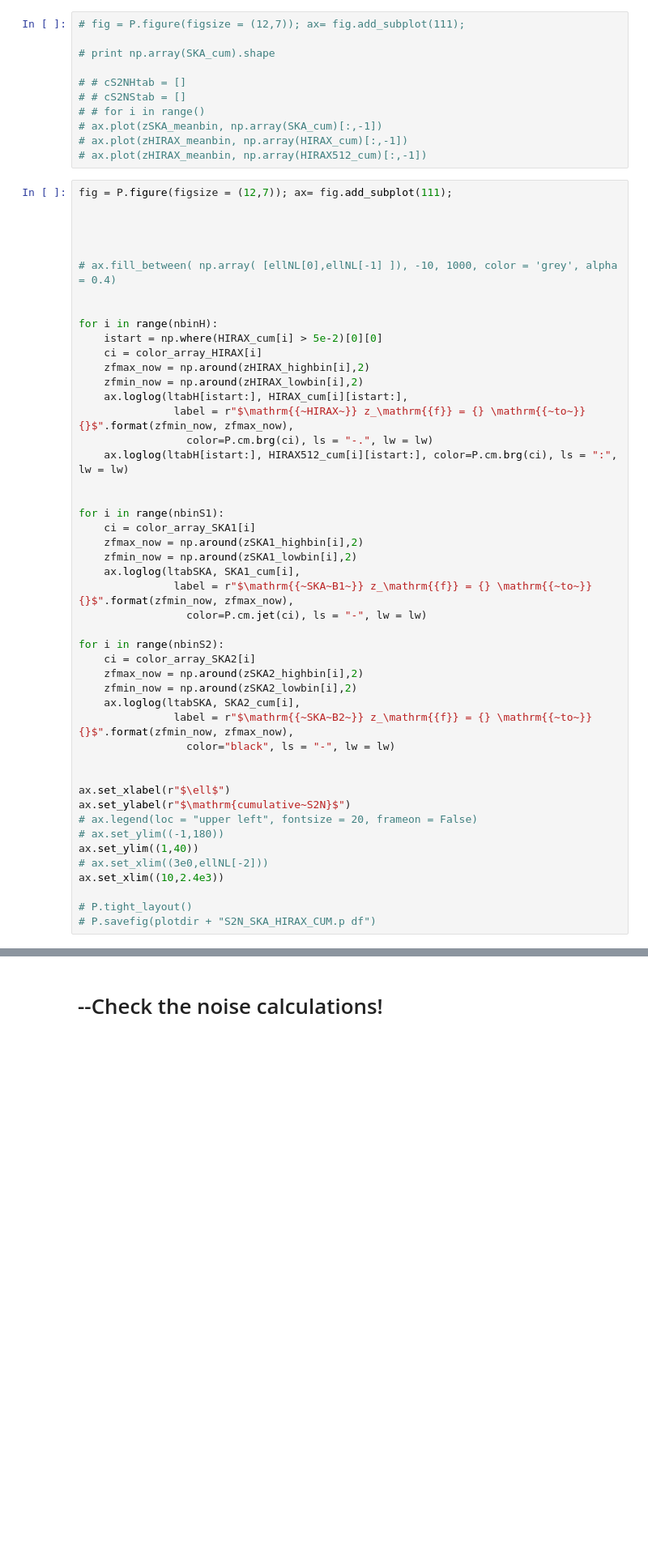
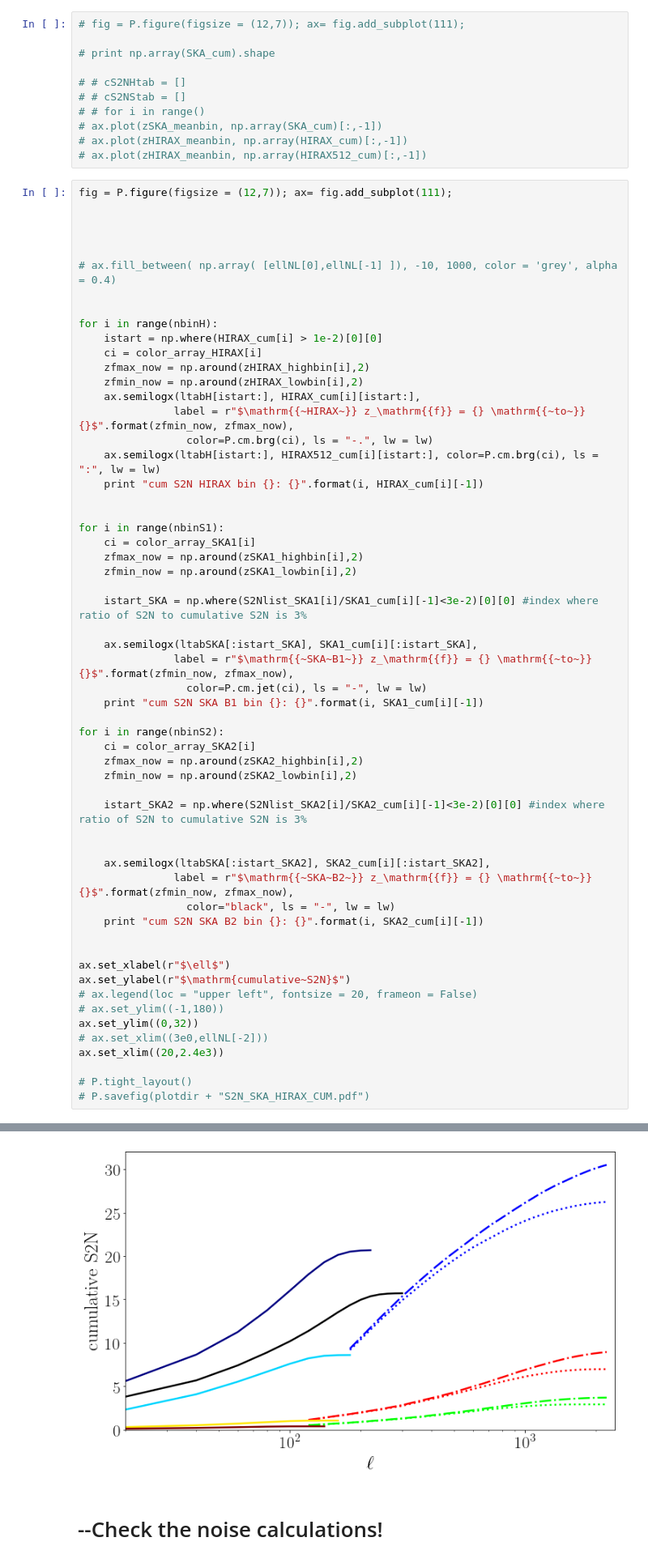
Before and after one commit to amadeuswi/MagBias, a Jupyter notebook: S2N.ipynb, the cells around one changed output, grey strips where cells are left out. Shown at 81% size. Cells and saved outputs as stored; diff of their text form; blank space fills up the shorter version.

```diff
--- a/S2N.ipynb
+++ b/S2N.ipynb
@@ -988,40 +1018,51 @@ fig = P.figure(figsize = (12,7)); ax= fig.add_subplot(111);
 
 
 for i in range(nbinH):
-    istart = np.where(HIRAX_cum[i] > 5e-2)[0][0]
+    istart = np.where(HIRAX_cum[i] > 1e-2)[0][0]
     ci = color_array_HIRAX[i]
     zfmax_now = np.around(zHIRAX_highbin[i],2)
     zfmin_now = np.around(zHIRAX_lowbin[i],2)
-    ax.loglog(ltabH[istart:], HIRAX_cum[i][istart:],
+    ax.semilogx(ltabH[istart:], HIRAX_cum[i][istart:],
                label = r"$\mathrm{{~HIRAX~}} z_\mathrm{{f}} = {} \mathrm{{~to~}} {}$".format(zfmin_now, zfmax_now),
                  color=P.cm.brg(ci), ls = "-.", lw = lw)
-    ax.loglog(ltabH[istart:], HIRAX512_cum[i][istart:], color=P.cm.brg(ci), ls = ":", lw = lw)
+    ax.semilogx(ltabH[istart:], HIRAX512_cum[i][istart:], color=P.cm.brg(ci), ls = ":", lw = lw)
+    print "cum S2N HIRAX bin {}: {}".format(i, HIRAX_cum[i][-1])
 
 
 for i in range(nbinS1):
     ci = color_array_SKA1[i]
     zfmax_now = np.around(zSKA1_highbin[i],2)
     zfmin_now = np.around(zSKA1_lowbin[i],2)
-    ax.loglog(ltabSKA, SKA1_cum[i],
+
+    istart_SKA = np.where(S2Nlist_SKA1[i]/SKA1_cum[i][-1]<3e-2)[0][0] #index where ratio of S2N to cumulative S2N is 3%
+
+    ax.semilogx(ltabSKA[:istart_SKA], SKA1_cum[i][:istart_SKA],
                label = r"$\mathrm{{~SKA~B1~}} z_\mathrm{{f}} = {} \mathrm{{~to~}} {}$".format(zfmin_now, zfmax_now),
                  color=P.cm.jet(ci), ls = "-", lw = lw)
+    print "cum S2N SKA B1 bin {}: {}".format(i, SKA1_cum[i][-1])
 
 for i in range(nbinS2):
     ci = color_array_SKA2[i]
     zfmax_now = np.around(zSKA2_highbin[i],2)
     zfmin_now = np.around(zSKA2_lowbin[i],2)
-    ax.loglog(ltabSKA, SKA2_cum[i],
+
+    istart_SKA2 = np.where(S2Nlist_SKA2[i]/SKA2_cum[i][-1]<3e-2)[0][0] #index where ratio of S2N to cumulative S2N is 3%
+
+
+    ax.semilogx(ltabSKA[:istart_SKA2], SKA2_cum[i][:istart_SKA2],
                label = r"$\mathrm{{~SKA~B2~}} z_\mathrm{{f}} = {} \mathrm{{~to~}} {}$".format(zfmin_now, zfmax_now),
                  color="black", ls = "-", lw = lw)
+    print "cum S2N SKA B2 bin {}: {}".format(i, SKA2_cum[i][-1])
 
 
 ax.set_xlabel(r"$\ell$")
 ax.set_ylabel(r"$\mathrm{cumulative~S2N}$")
 # ax.legend(loc = "upper left", fontsize = 20, frameon = False)
 # ax.set_ylim((-1,180))
-ax.set_ylim((1,40))
+ax.set_ylim((0,32))
 # ax.set_xlim((3e0,ellNL[-2]))
-ax.set_xlim((10,2.4e3))
+ax.set_xlim((20,2.4e3))
 
 # P.tight_layout()
-# P.savefig(plotdir + "S2N_SKA_HIRAX_CUM.p df")
+# P.savefig(plotdir + "S2N_SKA_HIRAX_CUM.pdf")
+# %% [output]
@@ -1028,3 +1077,4 @@ ax.set_xlim((10,2.4e3))
+[figure, added]
 # %% [markdown]
 
 
```
Also changed, not shown: parts of 16 cells of this notebook, 2 other files.
